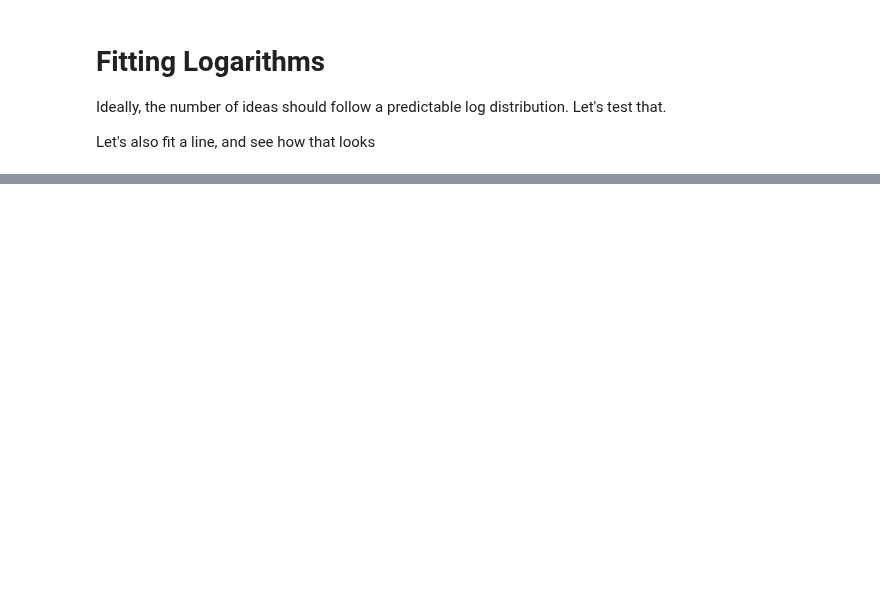
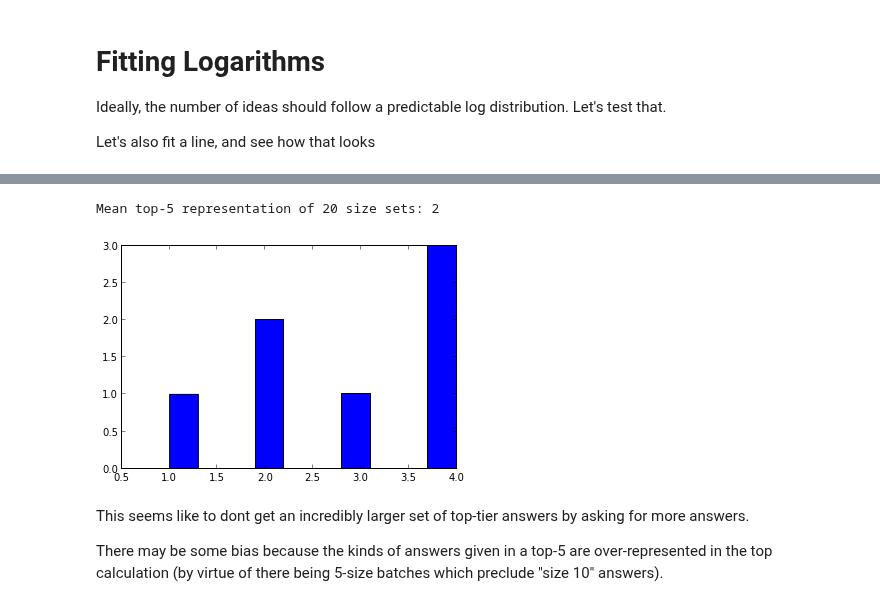
Before and after one commit to filkry/crowbrain, a Jupyter notebook: exps/000_pilot1_analysis.ipynb, the cells around one changed output, grey strips where cells are left out. Drawn from its saved outputs; the diff is of its cells as text; code cells hidden in the pictures; blank space fills up the shorter version.

```diff
--- a/exps/000_pilot1_analysis.ipynb
+++ b/exps/000_pilot1_analysis.ipynb
@@ -304,0 +343,9 @@ Mean log distance: 5.570004   Mean line distance: 2.172619
+# %%
+print_top_n_representation_for_batch(5, 20)
+# %% [output]
+Mean top-5 representation of 20 size sets: 2
+[figure, added]
+# %% [markdown]
+This seems like to dont get an incredibly larger set of top-tier answers by asking for more answers.
+
+There may be some bias because the kinds of answers given in a top-5 are over-represented in the top calculation (by virtue of there being 5-size batches which preclude "size 10" answers).
```
Also changed, not shown: parts of 22 cells of this notebook.
